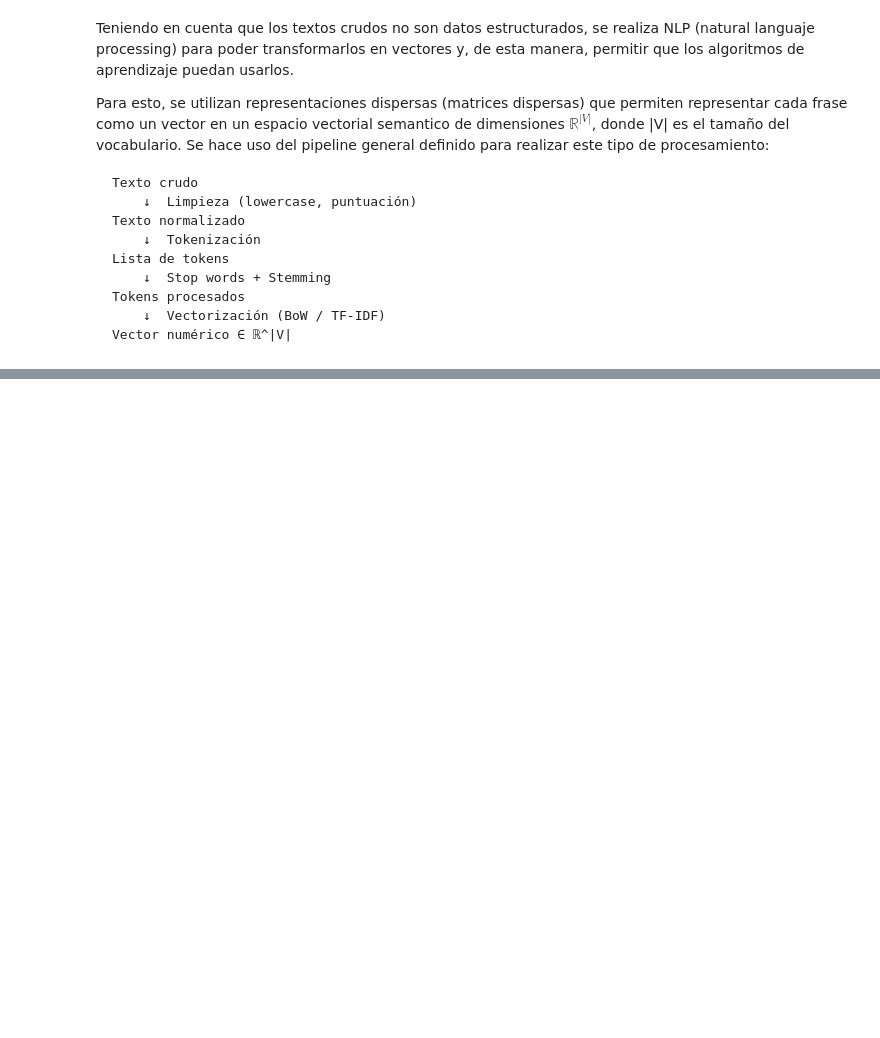
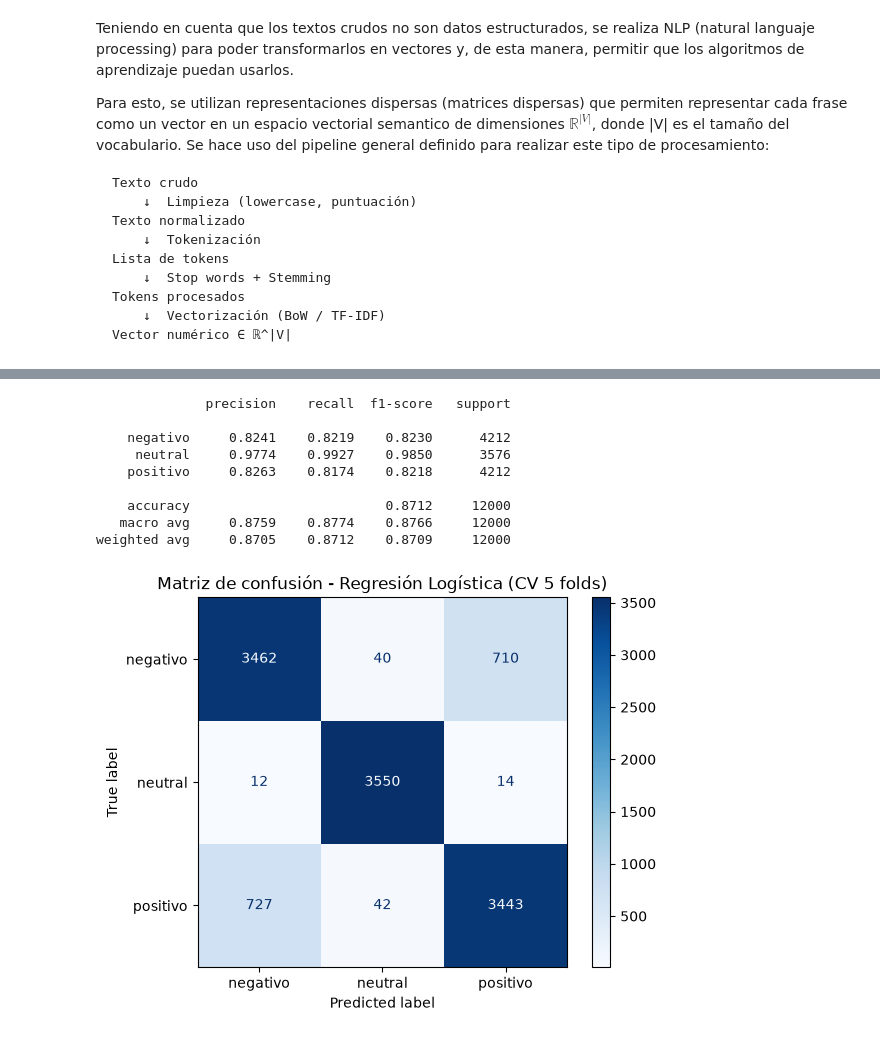
Before and after one commit to jlpar07/Proyecto_ML_parte1, a Jupyter notebook: parte1.ipynb, the cells around one changed output, grey strips where cells are left out. Drawn from its saved outputs; the diff is of its cells as text; code cells hidden in the pictures; blank space fills up the shorter version.

Commit message:
Separacion por oraciones, marcas de posicion y modelo Logistica

```diff
--- a/parte1.ipynb
+++ b/parte1.ipynb
@@ -92,0 +99,3 @@ X_train = vec.fit_transform(df_train['text_limpio'])
+# %%
+# 3. Aplicar el pipeline al DataFrame
+df_train['text_posicion'] = df_train['text'].apply(marcar_posicion)
@@ -92,0 +128,20 @@ X_train = vec.fit_transform(df_train['text_limpio'])
+# %%
+from sklearn.model_selection import StratifiedKFold, cross_val_score
+
+# Validación cruzada estratificada: 5 particiones que mantienen la proporción de clases.
+# shuffle=True mezcla los datos antes de dividir y random_state=42 hace que la división sea replicable
+cv = StratifiedKFold(n_splits=5, shuffle=True, random_state=42)
+
+# Regresión Logística multiclase (negativo, neutral, positivo)
+log_reg = LogisticRegression(
+    C=10,            # Inverso de la regularización: C alto = menos regularización, el modelo se ajusta más a los datos.
+                     # Con C=1 se obtiene ~86,4 % y con C=10 ~87,1 %
+    max_iter=2000,   # Iteraciones máximas del optimizador; con tantas features necesita más de las 100 por defecto para converger
+    random_state=42  # Semilla para que los resultados sean replicables
+)
+
+# Entrena y evalúa el modelo 5 veces, una por cada fold, y devuelve el accuracy de cada una
+scores = cross_val_score(log_reg, X_train, y_train, cv=cv, scoring='accuracy')
+
+print("Accuracy por fold:", scores.round(4))
+print(f"Accuracy promedio: {scores.mean():.4f} (+/- {scores.std():.4f})")
@@ -92,0 +159,25 @@ X_train = vec.fit_transform(df_train['text_limpio'])
+# %%
+from sklearn.model_selection import cross_val_predict
+from sklearn.metrics import classification_report, ConfusionMatrixDisplay
+
+# Predicción de cada reseña con el modelo del fold donde quedó como validación
+y_pred_cv = cross_val_predict(log_reg, X_train, y_train, cv=cv)
+
+# Precisión, recall y F1 por clase
+print(classification_report(y_train, y_pred_cv, digits=4))
+
+# Matriz de confusión: filas = clase real, columnas = clase predicha
+ConfusionMatrixDisplay.from_predictions(y_train, y_pred_cv, cmap='Blues')
+plt.title("Matriz de confusión - Regresión Logística (CV 5 folds)")
+plt.show()
+# %% [output]
+              precision    recall  f1-score   support
+
+    negativo     0.8241    0.8219    0.8230      4212
+     neutral     0.9774    0.9927    0.9850      3576
+    positivo     0.8263    0.8174    0.8218      4212
+
+    accuracy                         0.8712     12000
+   macro avg     0.8759    0.8774    0.8766     12000
+weighted avg     0.8705    0.8712    0.8709     12000
+[figure, added]
```
Also changed, not shown: parts of 9 cells of this notebook.
